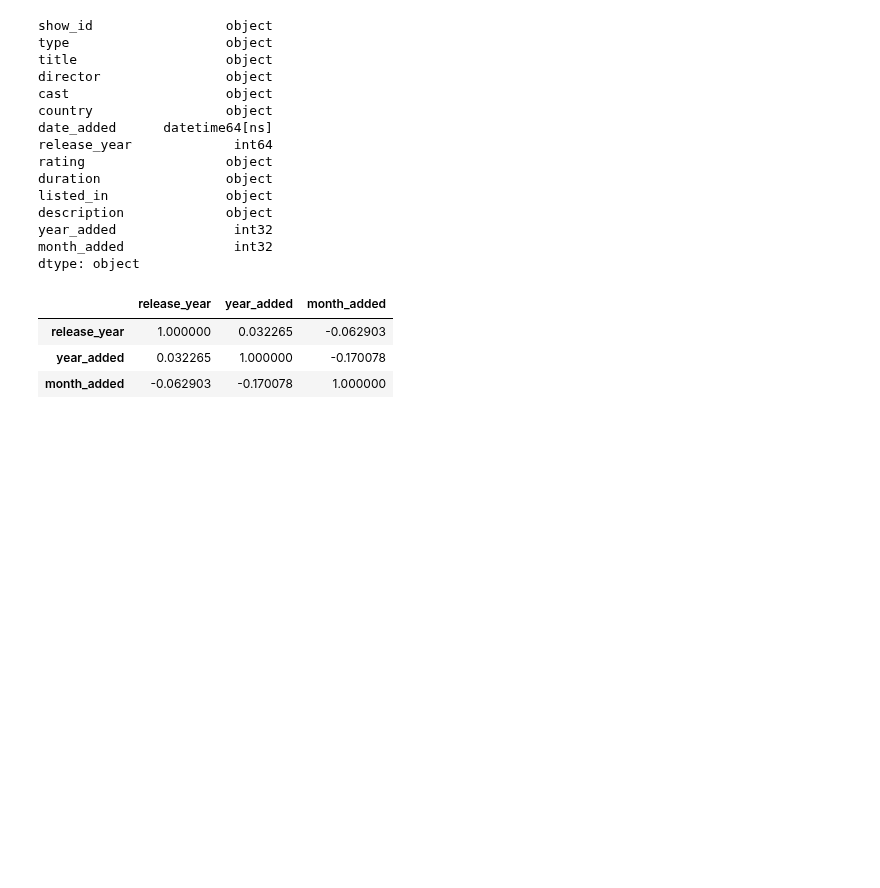
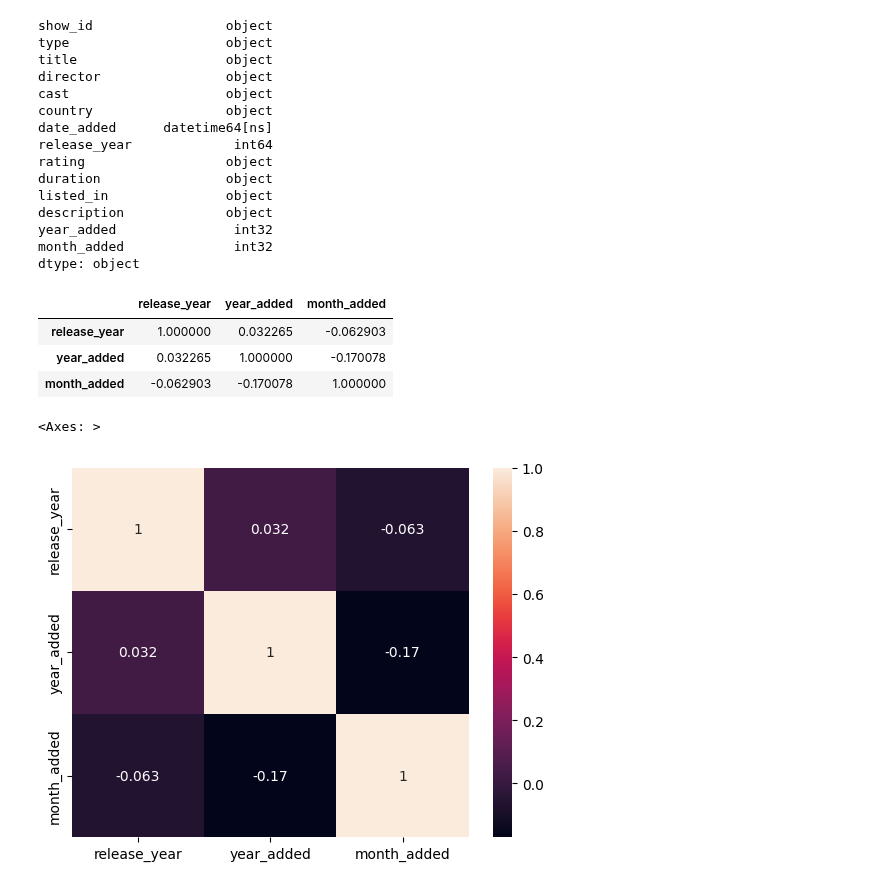
Before and after one commit to SanjilaGangaju/ExploratoryDataAnalysis_usingPython, a Jupyter notebook: EDA_Netflix_Dataset.ipynb, the cells around one changed output. Cells and saved outputs as stored; diff of their text form; code cells hidden in the pictures; blank space fills up the shorter version.

Commit message:
correlation between variables

```diff
--- a/EDA_Netflix_Dataset.ipynb
+++ b/EDA_Netflix_Dataset.ipynb
@@ -245,3 +245,8 @@ correlation_matrix
 | release_year | 1.000000 | 0.032265 | -0.062903 |
 | year_added | 0.032265 | 1.000000 | -0.170078 |
 | month_added | -0.062903 | -0.170078 | 1.000000 |
+# %%
+sns.heatmap(correlation_matrix,xticklabels=correlation_matrix.columns,yticklabels=correlation_matrix.columns,annot=True)
+# %% [output]
+<Axes: >
+[figure, added]
```
